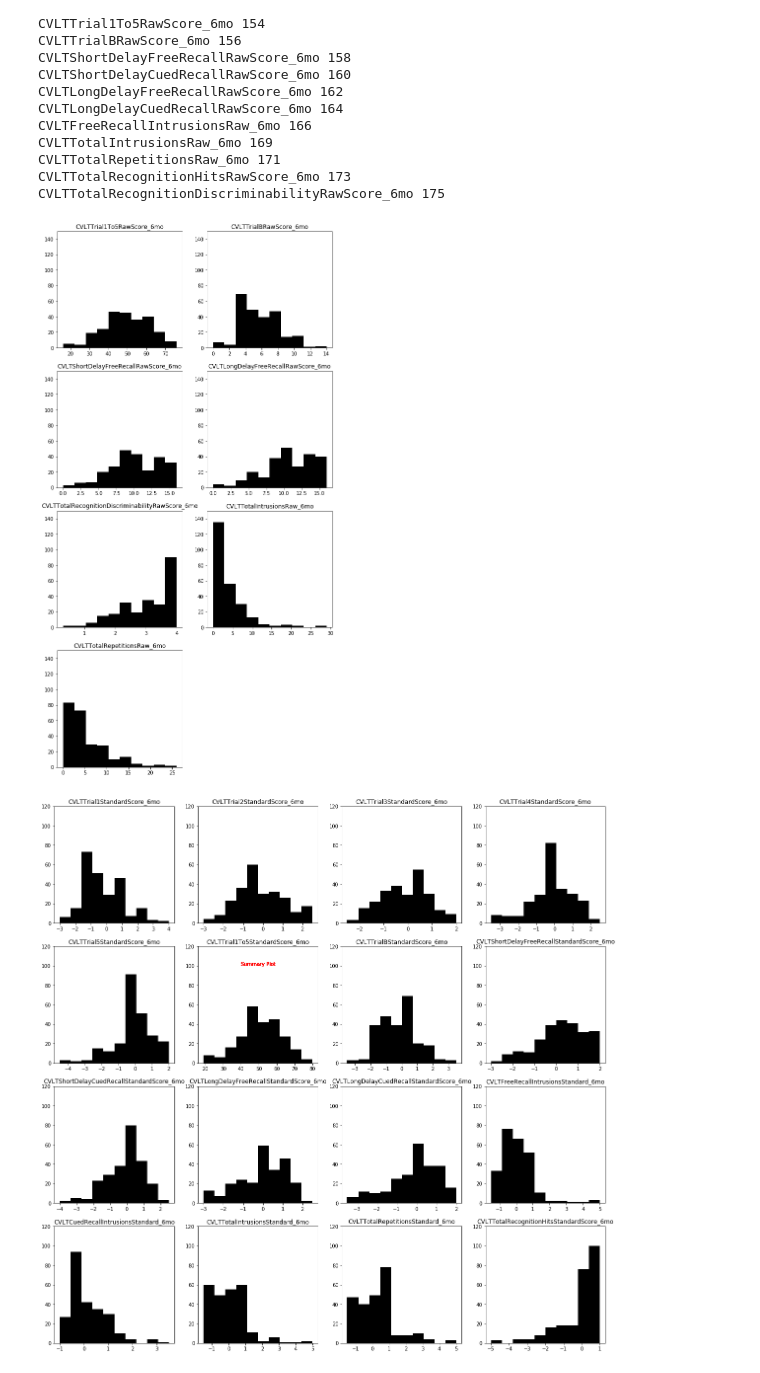
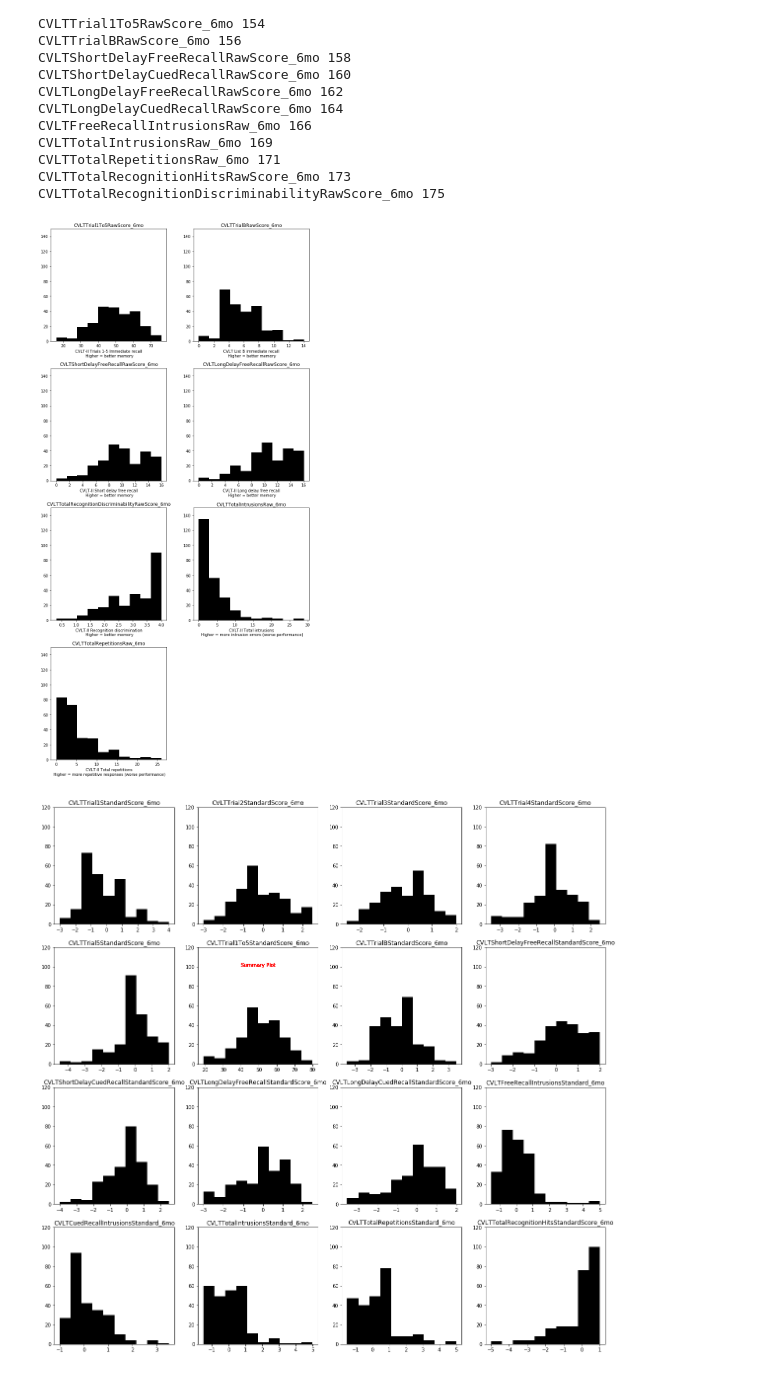
Before and after one commit to BouchardLab/ML_4_prec_prognosis, a Jupyter notebook: notebooks/histogram_and_entropy.ipynb, the cells around one changed output. Cells and saved outputs as stored; diff of their text form; code cells hidden in the pictures.

Commit message:
updated histograms

```diff
--- a/notebooks/histogram_and_entropy.ipynb
+++ b/notebooks/histogram_and_entropy.ipynb
@@ -311,20 +311,28 @@ summaries = ['CVLTTrial1To5RawScore_6mo','CVLTTrialBRawScore_6mo','CVLTShortDela
 # %%
 # CVLT summaries
 indices = [154,156,158,162,175,169,171]
 fig, ax = plt.subplots(4,2, figsize=(10,20))
 ax = ax.flatten()
 
 count = 0
 for ind, feature in zip(indices, summaries):
     cvlt = oc[:,ind]
     ax[count].hist(cvlt, color='black')
     ax[count].set_title('{}'.format(feature))
     ax[count].set_ylim([0,150])
     ax[7].set_visible(False)
+    ax[0].set_xlabel('CVLT-II Trials 1-5 Immediate recall\n Higher = better memory')
+    ax[1].set_xlabel('CVLT List B immediate recall\n Higher = better memory')
+    ax[2].set_xlabel('CVLT-II Short delay free recall\n Higher = better memory')
+    ax[3].set_xlabel('CVLT-II Long delay free recall\n Higher = better memory')
+    ax[4].set_xlabel('CVLT-II Recognition discrimination\n Higher = better memory')
+    ax[5].set_xlabel('CVLT-II Total intrusions\n Higher = more intrusion errors (worse performance)')
+    ax[6].set_xlabel('CVLT-II Total repetitions\n Higher = more repetitive responses (worse performance)')
     count += 1
+fig.tight_layout()
 plt.savefig('/Users/ahyeon/Desktop/activ misc/cvlt_summary_hist.pdf')
 # %% [output]
-[figure, old version]
+[figure, new version]
 # %%
 
 indices = [145,147,149,151,153,155,157,159,161,163,165,167,168,170,172,174]
```
Also changed, not shown: 1 other file.
